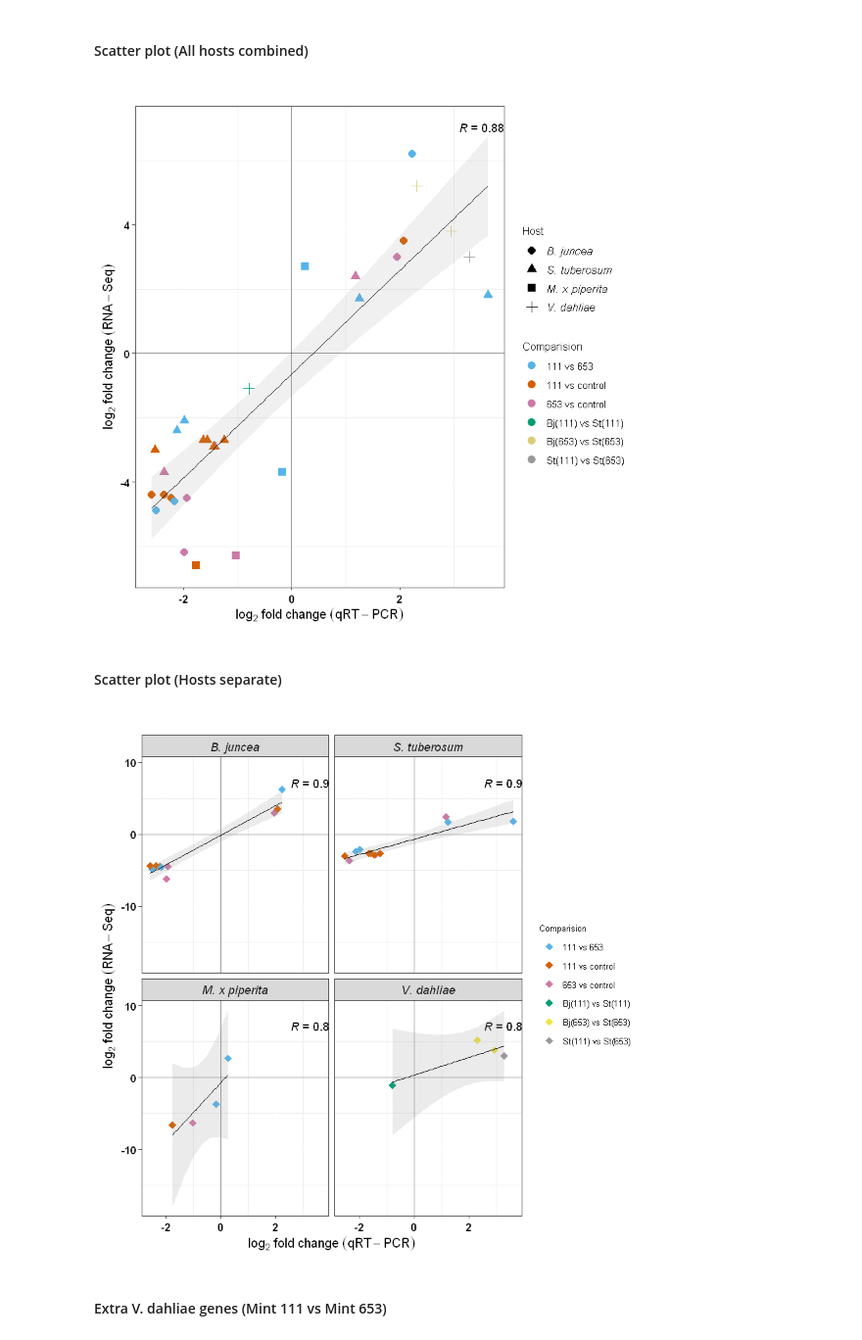
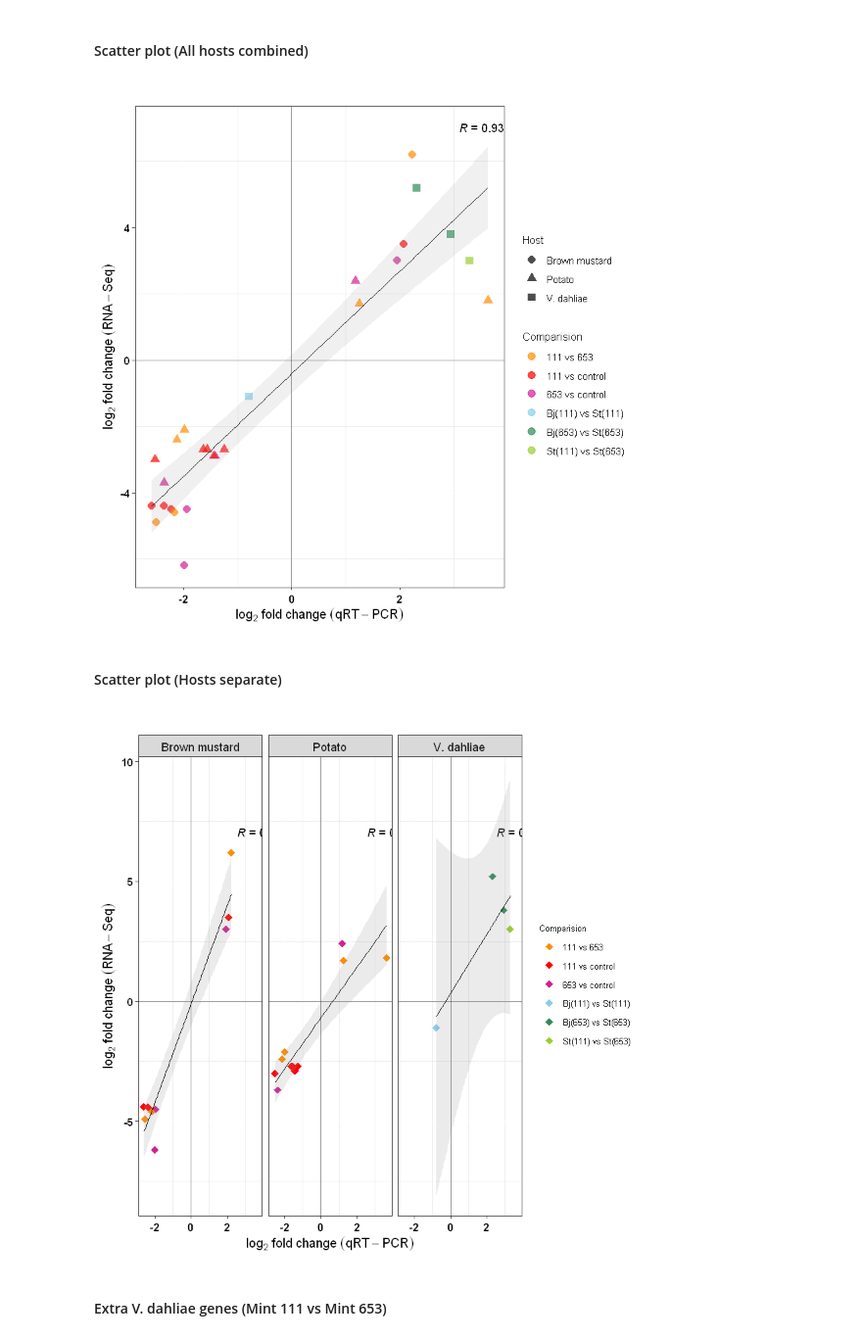
Before and after one commit to gcsudha/RNA-seq, a Jupyter notebook: Validation project/Data and Script/TranscriptomicsValidation.ipynb, the cells around one changed output. Shown at 98% size. Saved outputs shown, nothing was run; the diff lists cells and outputs as text; code cells hidden in the pictures.

```diff
--- a/Validation project/Data and Script/TranscriptomicsValidation.ipynb
+++ b/Validation project/Data and Script/TranscriptomicsValidation.ipynb
@@ -113,7 +113,7 @@ str(df)
 df$Replication <- as.factor(df$Replication)#change numeric data to factor
 df$qPCR <- as.numeric(as.character(df$qPCR))#change factor to numeric
 df$Host <- factor(df$Host, levels= c('Brassica juncea','Solanum tuberosum', 'Mentha x piperita','Verticillium dahliae'),
-                 labels = c('B. juncea', 'S. tuberosum', 'M. x piperita', 'V. dahliae'))
+                 labels = c('Brown mustard', 'Potato', 'Mint', 'V. dahliae'))
 # %% [output]
 Warning message in eval(expr, envir, enclos):
 "NAs introduced by coercion"
@@ -145,3 +145,6 @@ df$Gene <- gsub('St_', '', df$Gene)
 df$Gene <- gsub('Bj_', '', df$Gene)
 df$Gene <- gsub('Vd_', '', df$Gene)
 df$Gene <- gsub('Mp_', '', df$Gene)
+# %%
+df<- df[!df$Host == 'Mint', ]# subset mustard, verticillim and potato
+dim(df)
@@ -236,51 +240,51 @@ head(df_summary,4)
 # %%
 #tiff('scatterplot.tiff',width=7,height=5,units='in',res=300)
 scatterplot<-ggplot(df_summary, aes(x = Avg_qPCR, y = Avg_RNASeq))+
-          geom_point( aes(colour= comparision, shape = Host),size = 3,  alpha =1)+
+          geom_point( aes(colour= comparision, shape = Host),size = 3,  alpha =0.7)+
           stat_cor(method = "pearson", label.x =3.1, label.y = 7)+
           geom_vline(xintercept = 0, alpha = 0.5)+
           geom_hline(yintercept = 0, alpha = 0.5)+
           geom_smooth(method = 'lm', se = T, alpha =0.15, size = 0.4, color = 'black')+
-          scale_colour_manual(values = c("#56B4E9","#D55E00","#CC79A7","#009E73","#DDCC77","#999999"))+
+          scale_colour_manual(values = c('darkorange', 'red1', 'violetred', 'skyblue', 'seagreen', 'yellowgreen'))+
           labs(title ='', x =expression(log[2]~fold ~change~(qRT-PCR)) , y = expression(log[2]~fold ~change~(RNA-Seq)))+
           theme_bw()+theme(panel.grid.major=element_line(colour="white"))+
           theme(axis.title.x= element_text(size =12, color ='black', face ='bold'),
               axis.title.y = element_text(size =12, color ='black', angle = 90,, face ='bold'),
               axis.text.x = element_text(vjust =0.5, size =10,angle =1,color = 'black', face='bold'),
               axis.text.y = element_text(size =10, color = 'black', face ='bold'),
-              legend.title = element_text(size =10))+labs(shape = "Host", color = "Comparision")+
-              scale_shape_discrete(guide =guide_legend(label.theme = element_text(size = 10, face = "italic")))#chage Host labels to italics
+              legend.title = element_text(size =10))+labs(shape = "Host", color = "Comparision")
+              #scale_shape_discrete(guide =guide_legend(label.theme = element_text(size = 10, face = "italic")))#chage Host labels to italics
 
 scatterplot
 #dev.off()
 # %% [output]
-[figure, old version]
+[figure, new version]
 # %% [markdown]
 #### Scatter plot (Hosts separate)
 # %%
-#tiff('scatterplot_separate.tiff',width=8,height=6,units='in',res=300)
+#tiff('scatterplot_separate.tiff',width=9,height=5,units='in',res=300)
 scatterplot_separate<-ggplot(df_summary, aes(x = Avg_qPCR, y = Avg_RNASeq))+
           geom_point(aes(colour = comparision), size = 3, pch =18, alpha =1)+
           stat_cor(method = "pearson", label.x =2.55, label.y = 7)+theme(legend.position="bottom")+
           geom_vline(xintercept = 0, alpha = 0.5)+
           geom_hline(yintercept = 0, alpha = 0.5)+
           geom_smooth(method = 'lm', se = T, alpha =0.2, size = 0.55, color = 'black')+
-          scale_colour_manual(values = c("#56B4E9","#D55E00","#CC79A7","#009E73","#F0E442","#999999"))+
+          scale_colour_manual(values = c('darkorange', 'red1', 'violetred', 'skyblue', 'seagreen', 'yellowgreen'))+
           labs(title ='', x =expression(log[2]~fold ~change~(qRT-PCR)) , y = expression(log[2]~fold ~change~(RNA-Seq)))+
           theme_bw()+theme(panel.grid.major=element_line(colour="white"))+
           theme(axis.title.x= element_text(size =12, color ='black', face ='bold'),
             axis.title.y = element_text(size =12, color ='black', angle = 90,, face ='bold'),
             axis.text.x = element_text(vjust =0.5, size =10,angle =1,color = 'black', face='bold'),
             axis.text.y = element_text(size =10, color = 'black', face ='bold'),
             legend.text = element_text(size =8),
             legend.title = element_text(size =8),
-            strip.text = element_text(size = 11, face = 'italic'))+
+            strip.text = element_text(size = 11))+
         guides(color = guide_legend('Comparision'))+
         facet_wrap(Host~., scales ='fixed')
 scatterplot_separate
 #dev.off()
 # %% [output]
-[figure, old version]
+[figure, new version]
 # %% [markdown]
 #### Extra V. dahliae genes (Mint 111 vs Mint 653)
 # %%
```
Also changed, not shown: parts of 16 cells of this notebook, 4 other files.
